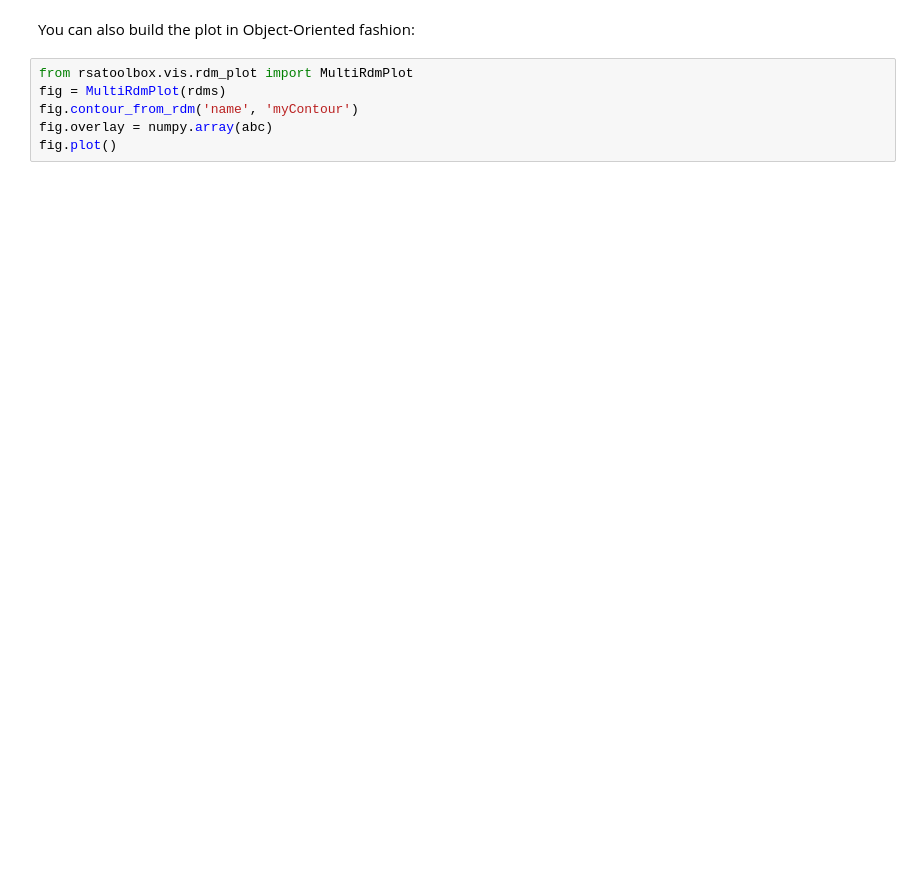
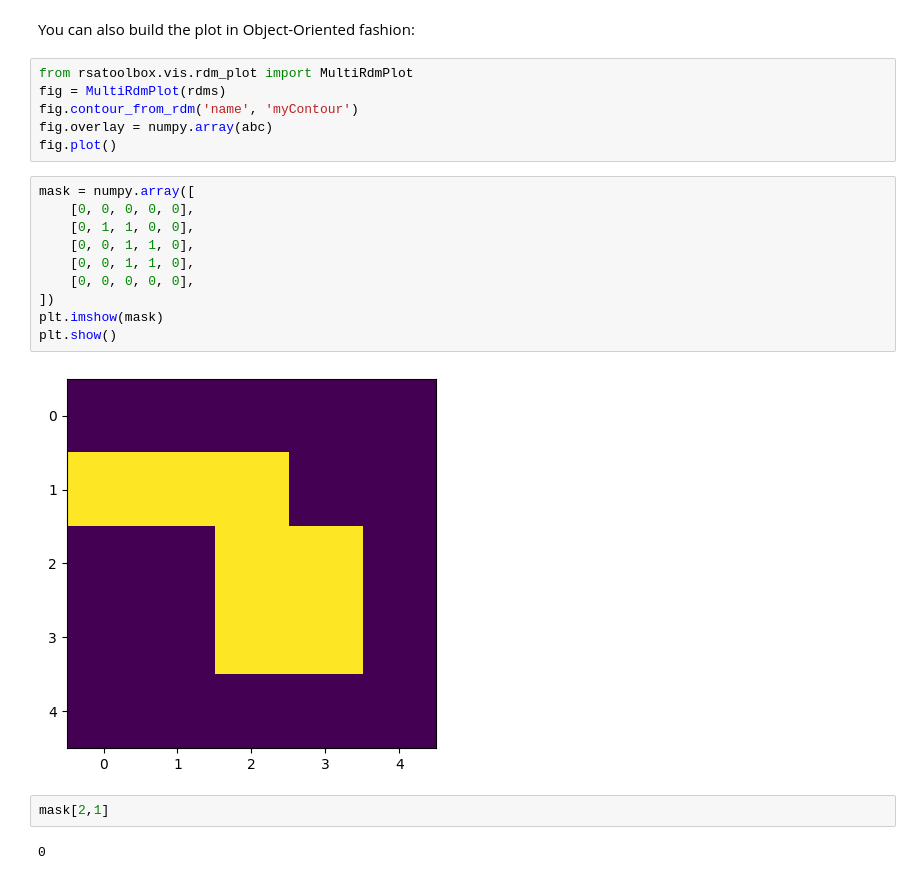
Before and after one commit to rsagroup/rsatoolbox, a Jupyter notebook: demos/demo_annotated_rdm_plot.ipynb, the cells around one changed output. Saved outputs shown, nothing was run; the diff lists cells and outputs as text; blank space fills up the shorter version.

```diff
--- a/demos/demo_annotated_rdm_plot.ipynb
+++ b/demos/demo_annotated_rdm_plot.ipynb
@@ -60,3 +57,19 @@ fig = MultiRdmPlot(rdms)
 fig.contour_from_rdm('name', 'myContour')
 fig.overlay = numpy.array(abc)
 fig.plot()
+# %%
+mask = numpy.array([
+    [0, 0, 0, 0, 0],
+    [0, 1, 1, 0, 0],
+    [0, 0, 1, 1, 0],
+    [0, 0, 1, 1, 0],
+    [0, 0, 0, 0, 0],
+])
+plt.imshow(mask)
+plt.show()
+# %% [output]
+[figure, added]
+# %%
+mask[2,1]
+# %% [output]
+0
```
Also changed, not shown: parts of 5 cells of this notebook, 2 other files.
